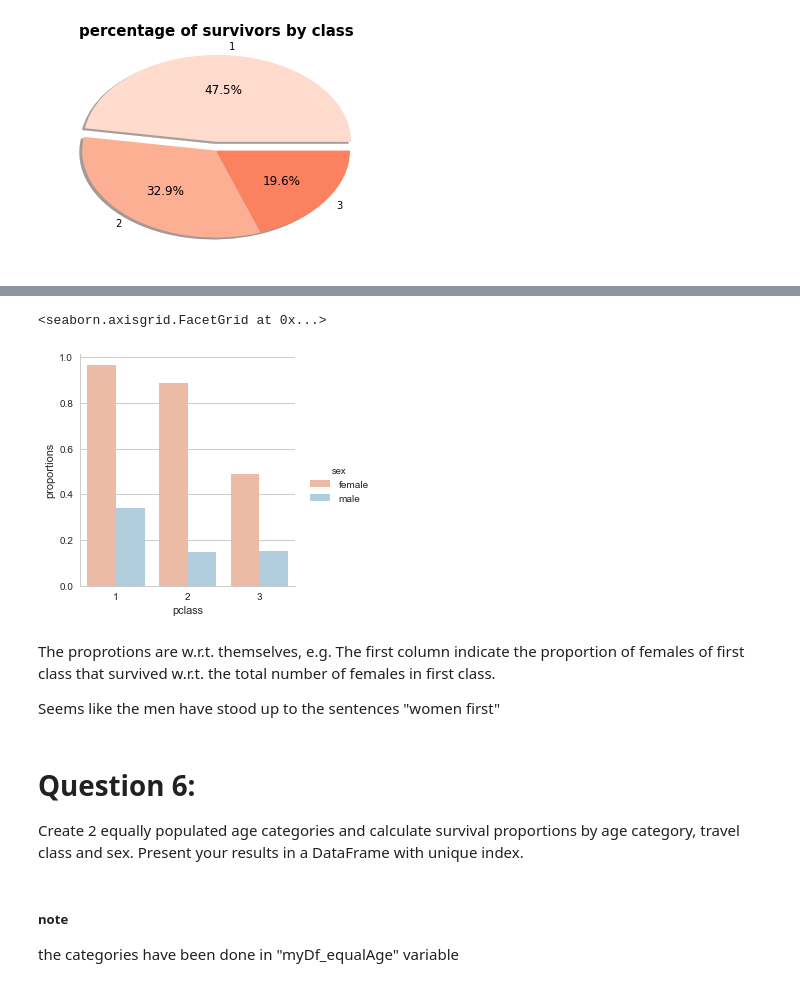
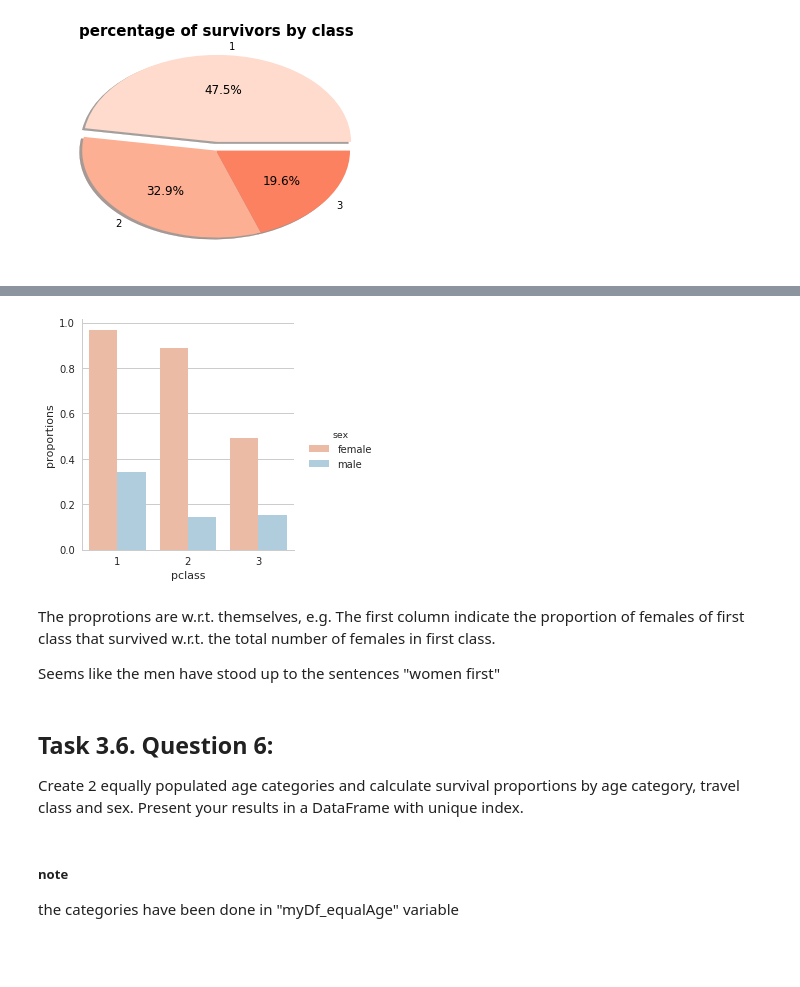
Before and after one commit to LucaZampieri/ADA_homework_LMX, a Jupyter notebook: 01_Pandas and Data Wrangling/task123-Titanic.ipynb, the cells around one changed output, grey strips where cells are left out. Drawn from its saved outputs; the diff is of its cells as text; code cells hidden in the pictures; blank space fills up the shorter version.

Commit message:
end titanic task

```diff
--- a/01_Pandas and Data Wrangling/task123-Titanic.ipynb
+++ b/01_Pandas and Data Wrangling/task123-Titanic.ipynb
@@ -624,28 +23,0 @@ Let's visualize the results in two Barplot: one for the new cases and one for th
-# %%
-# Import ploting libraries
-import matplotlib.pyplot as plt
-%pylab inline
-import seaborn as sns
-
-# Seaborn parameters
-sns.set_palette('Reds')
-sns.set_context("notebook") # possible values are paper, notebook, talk, and poster
-
-# Initialise the subplot
-f, (ax1, ax2) = plt.subplots(1, 2, figsize=(15, 5))
-ax1.set_title('Average new cases')
-ax2.set_title('Average new deaths')
-
-# New cases plot
-sns.factorplot(x="Month",y='avg_new_cases',hue='Country', data=ebolaf, kind="bar",\
-                   palette='hls',legend=True, margin_titles=True,ax=ax1)
-plt.close()
-
-# New deaths plot
-sns.factorplot(x="Month",y='avg_new_deaths',hue='Country', data=ebolaf, kind="bar",\
-                   palette='hls',legend=True, margin_titles=True,ax=ax2)
-
-plt.close()
-plt.ylim(0,67.5)
-plt.legend(loc='upper left')
-plt.legend(loc='upper left')
@@ -1017,10 +84,8 @@ For each of the following questions state clearly your assumptions and discuss y
 We take a look to the dataset (here and in excel)
 # %%
 # Import Titanic data
-data_file ='Data/titanic.xls'
-frame = pd.DataFrame()
-data1 = pd.read_excel(data_file)
-data = data1.copy()
+data_file =DATA_FOLDER +'/titanic.xls'
+data = pd.read_excel(data_file)
 ori_data = data.copy()
 data.head(5)
 # %% [output]
@@ -1544,16 +617,14 @@ survived_bySexClass
 # %%
 g = sns.factorplot(x="pclass",y='proportions', hue='sex', data=survived_bySexClass, kind="bar",\
                    palette="RdBu",legend=True, margin_titles=True)
-(g.set_titles('lalala')) #why not working???
 # %% [output]
-<seaborn.axisgrid.FacetGrid at 0x...>
-[figure, old version]
+[figure, new version]
 # %% [markdown]
 The proprotions are w.r.t. themselves, e.g. The first column indicate the proportion of females of first class that survived w.r.t. the total number of females in first class.
 
 Seems like the men have stood up to the sentences "women first"
 # %% [markdown]
-# Question 6:
+## Task 3.6. Question 6:
 Create 2 equally populated age categories and calculate survival proportions by age category, travel class and sex. Present your results in a DataFrame with unique index.
 # %% [markdown]
 ##### note
```
Also changed, not shown: parts of 124 cells of this notebook.
